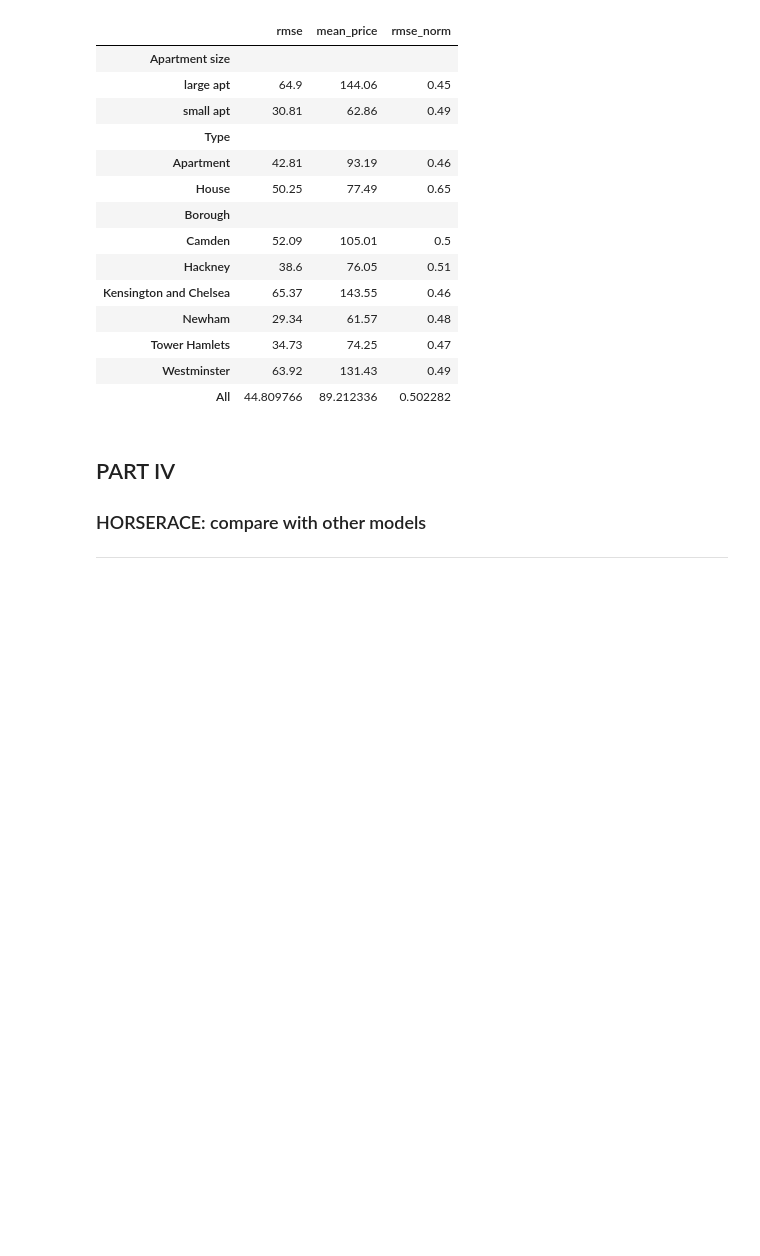
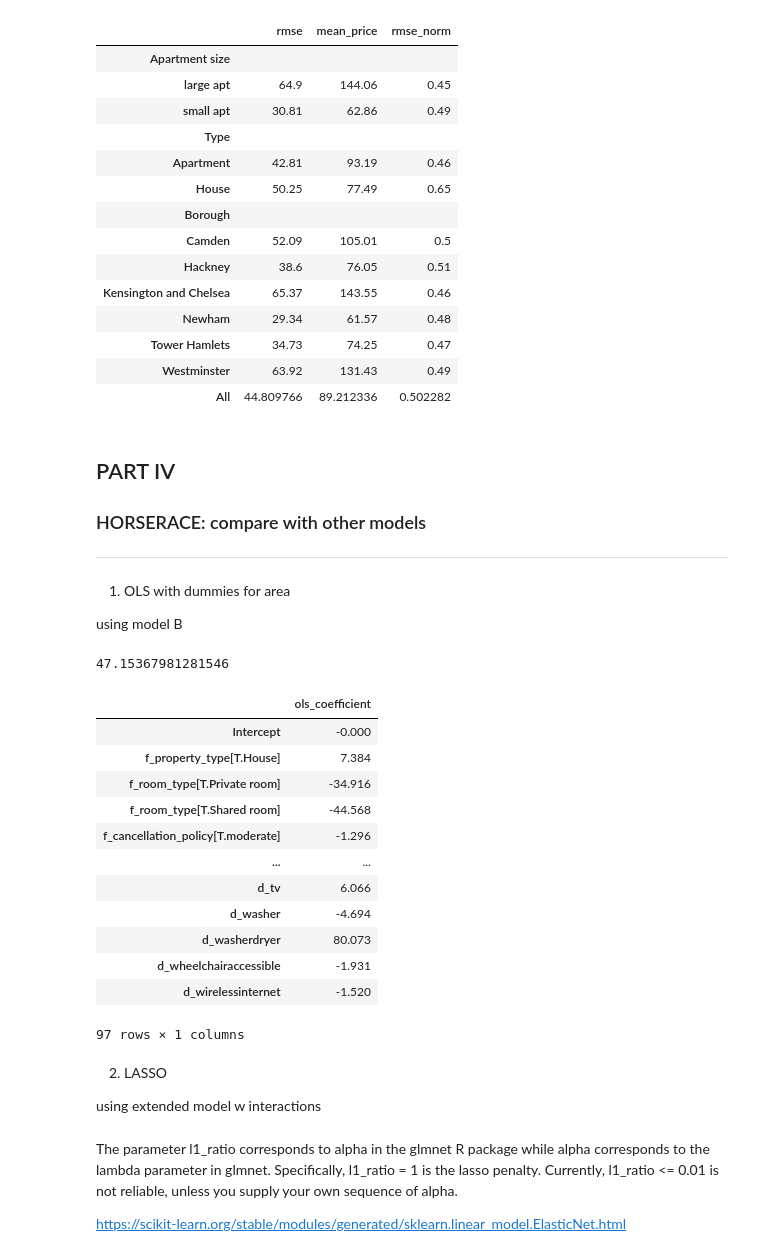
Before and after one commit to gabors-data-analysis/da_case_studies, a Jupyter notebook: ch16-airbnb-random-forest/Ch16-airbnb-random-forest.ipynb, the cells around one changed output. Drawn from its saved outputs; the diff is of its cells as text; code cells hidden in the pictures; blank space fills up the shorter version.

```diff
--- a/ch16-airbnb-random-forest/Ch16-airbnb-random-forest.ipynb
+++ b/ch16-airbnb-random-forest/Ch16-airbnb-random-forest.ipynb
@@ -597,3 +594,7 @@ pd.concat(
 ## PART IV
 ### HORSERACE: compare with other models
 -----------------------------------------------
+# %% [markdown]
+1. OLS with dummies for area
+
+ using model B
@@ -599,0 +604,39 @@ pd.concat(
+# %%
+y, X = dmatrices("price ~ " + " + ".join(predictors_2), data_train)
+
+ols_model = LinearRegression().fit(X,y)
+
+#y_test, X_test = dmatrices("price ~ " + " + ".join(predictors_2), data_holdout)
+
+y_hat = ols_model.predict(X)
+
+ols_rmse = mean_squared_error(y,y_hat,squared=False)
+ols_rmse
+# %% [output]
+47.15367981281546
+# %%
+ols_model_coeffs_df = pd.DataFrame(
+    ols_model.coef_.tolist()[0],
+    index=X.design_info.column_names,
+    columns=["ols_coefficient"],
+).assign(ols_coefficient=lambda x: x.ols_coefficient.round(3))
+# %%
+ols_model_coeffs_df
+# %% [output]
+|  | ols_coefficient |
+| Intercept | -0.000 |
+| f_property_type[T.House] | 7.384 |
+| f_room_type[T.Private room] | -34.916 |
+| f_room_type[T.Shared room] | -44.568 |
+| f_cancellation_policy[T.moderate] | -1.296 |
+| ... | ... |
+| d_tv | 6.066 |
+| d_washer | -4.694 |
+| d_washerdryer | 80.073 |
+| d_wheelchairaccessible | -1.931 |
+| d_wirelessinternet | -1.520 |
+97 rows × 1 columns
+# %% [markdown]
+2.  LASSO
+
+using extended model w interactions
@@ -599,0 +645,4 @@ pd.concat(
+# %% [markdown]
+The parameter l1_ratio corresponds to alpha in the glmnet R package while alpha corresponds to the lambda parameter in glmnet. Specifically, l1_ratio = 1 is the lasso penalty. Currently, l1_ratio <= 0.01 is not reliable, unless you supply your own sequence of alpha.
+
+https://scikit-learn.org/stable/modules/generated/sklearn.linear_model.ElasticNet.html
```
Also changed, not shown: parts of 38 cells of this notebook.
